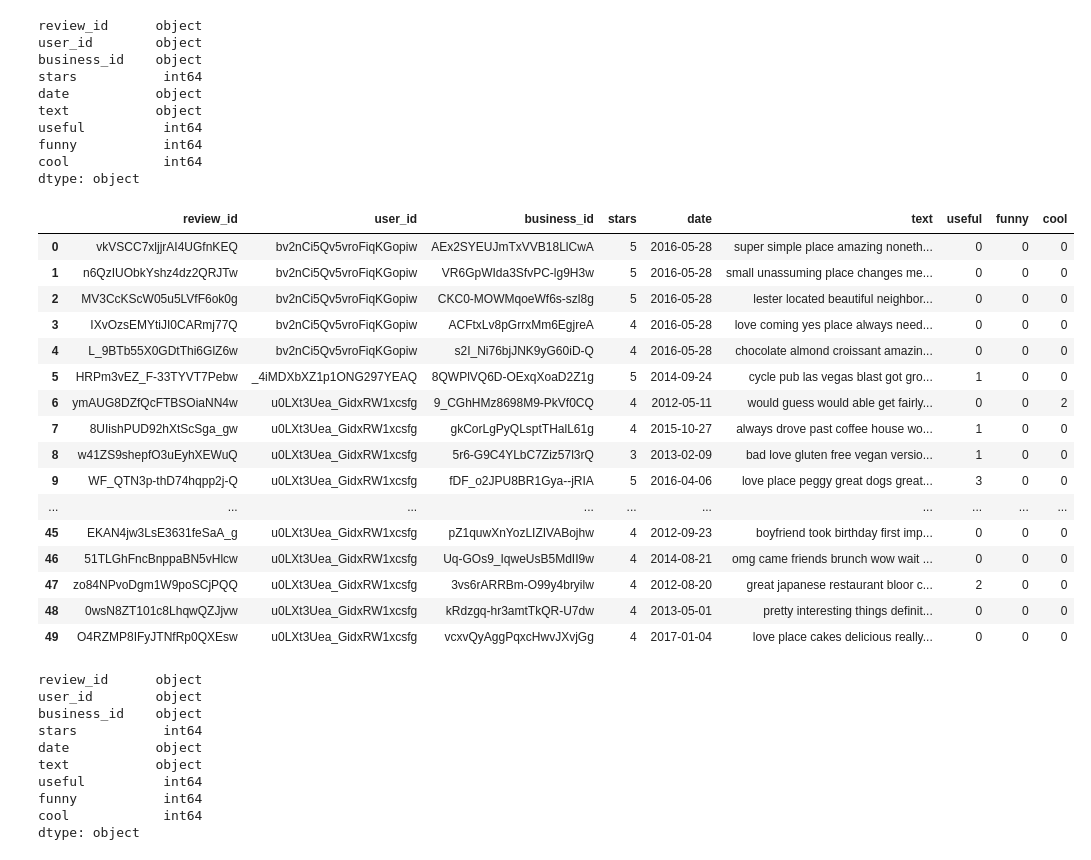
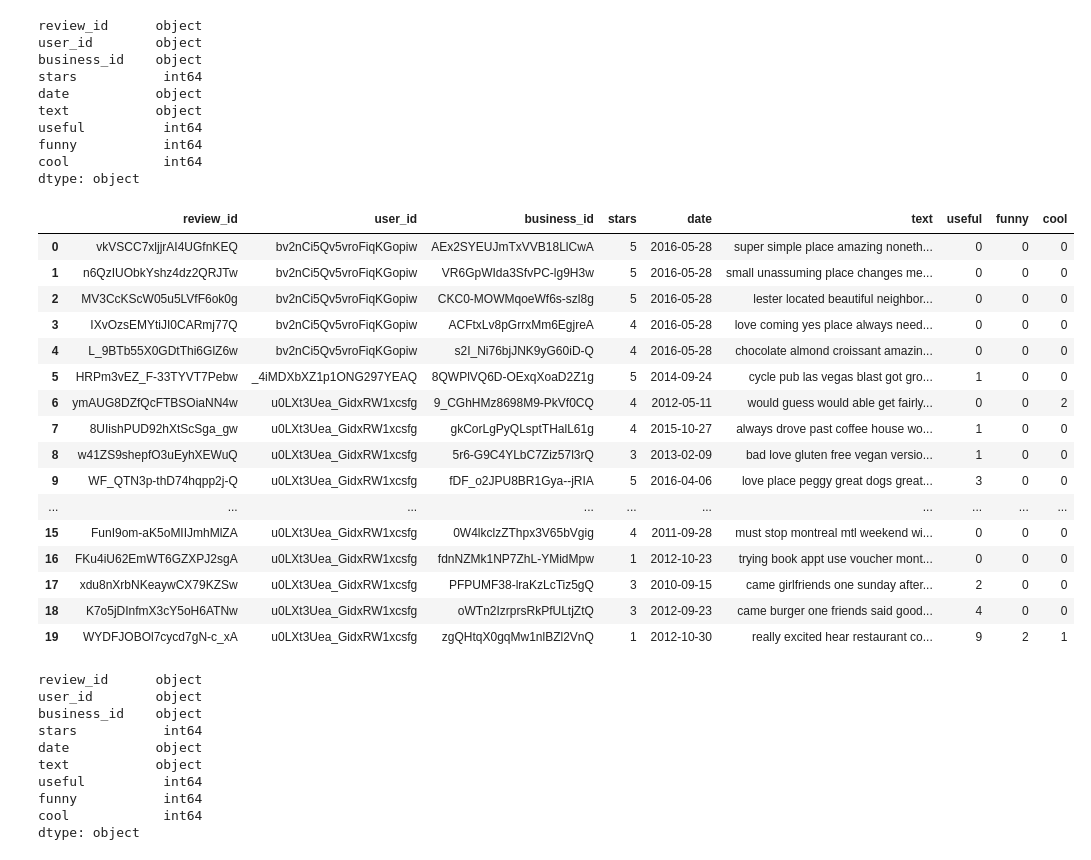
Before and after one commit to itratrahman/natural_language_processing_research, a Jupyter notebook: research_1/notebooks/data_cleaning_and_transformation.ipynb, the cells around one changed output. Cells and saved outputs as stored; diff of their text form; code cells hidden in the pictures.

```diff
--- a/research_1/notebooks/data_cleaning_and_transformation.ipynb
+++ b/research_1/notebooks/data_cleaning_and_transformation.ipynb
@@ -82,23 +74,23 @@ data['text'] = data['text'].apply(text_precessing)
 # %%
-data.head(50)
+data.head(20)
 # %% [output]
 |  | review_id | user_id | business_id | stars | date | text | useful | funny | cool |
 | 0 | vkVSCC7xljjrAI4UGfnKEQ | bv2nCi5Qv5vroFiqKGopiw | AEx2SYEUJmTxVVB18LlCwA | 5 | 2016-05-28 | super simple place amazing noneth... | 0 | 0 | 0 |
 | 1 | n6QzIUObkYshz4dz2QRJTw | bv2nCi5Qv5vroFiqKGopiw | VR6GpWIda3SfvPC-lg9H3w | 5 | 2016-05-28 | small unassuming place changes me... | 0 | 0 | 0 |
 | 2 | MV3CcKScW05u5LVfF6ok0g | bv2nCi5Qv5vroFiqKGopiw | CKC0-MOWMqoeWf6s-szl8g | 5 | 2016-05-28 | lester located beautiful neighbor... | 0 | 0 | 0 |
 | 3 | IXvOzsEMYtiJI0CARmj77Q | bv2nCi5Qv5vroFiqKGopiw | ACFtxLv8pGrrxMm6EgjreA | 4 | 2016-05-28 | love coming yes place always need... | 0 | 0 | 0 |
 | 4 | L_9BTb55X0GDtThi6GlZ6w | bv2nCi5Qv5vroFiqKGopiw | s2I_Ni76bjJNK9yG60iD-Q | 4 | 2016-05-28 | chocolate almond croissant amazin... | 0 | 0 | 0 |
 | 5 | HRPm3vEZ_F-33TYVT7Pebw | _4iMDXbXZ1p1ONG297YEAQ | 8QWPlVQ6D-OExqXoaD2Z1g | 5 | 2014-09-24 | cycle pub las vegas blast got gro... | 1 | 0 | 0 |
 | 6 | ymAUG8DZfQcFTBSOiaNN4w | u0LXt3Uea_GidxRW1xcsfg | 9_CGhHMz8698M9-PkVf0CQ | 4 | 2012-05-11 | would guess would able get fairly... | 0 | 0 | 2 |
 | 7 | 8UIishPUD92hXtScSga_gw | u0LXt3Uea_GidxRW1xcsfg | gkCorLgPyQLsptTHalL61g | 4 | 2015-10-27 | always drove past coffee house wo... | 1 | 0 | 0 |
 | 8 | w41ZS9shepfO3uEyhXEWuQ | u0LXt3Uea_GidxRW1xcsfg | 5r6-G9C4YLbC7Ziz57l3rQ | 3 | 2013-02-09 | bad love gluten free vegan versio... | 1 | 0 | 0 |
 | 9 | WF_QTN3p-thD74hqpp2j-Q | u0LXt3Uea_GidxRW1xcsfg | fDF_o2JPU8BR1Gya--jRIA | 5 | 2016-04-06 | love place peggy great dogs great... | 3 | 0 | 0 |
 | ... | ... | ... | ... | ... | ... | ... | ... | ... | ... |
-| 45 | EKAN4jw3LsE3631feSaA_g | u0LXt3Uea_GidxRW1xcsfg | pZ1quwXnYozLIZIVABojhw | 4 | 2012-09-23 | boyfriend took birthday first imp... | 0 | 0 | 0 |
-| 46 | 51TLGhFncBnppaBN5vHlcw | u0LXt3Uea_GidxRW1xcsfg | Uq-GOs9_IqweUsB5MdII9w | 4 | 2014-08-21 | omg came friends brunch wow wait ... | 0 | 0 | 0 |
-| 47 | zo84NPvoDgm1W9poSCjPQQ | u0LXt3Uea_GidxRW1xcsfg | 3vs6rARRBm-O99y4bryilw | 4 | 2012-08-20 | great japanese restaurant bloor c... | 2 | 0 | 0 |
-| 48 | 0wsN8ZT101c8LhqwQZJjvw | u0LXt3Uea_GidxRW1xcsfg | kRdzgq-hr3amtTkQR-U7dw | 4 | 2013-05-01 | pretty interesting things definit... | 0 | 0 | 0 |
-| 49 | O4RZMP8IFyJTNfRp0QXEsw | u0LXt3Uea_GidxRW1xcsfg | vcxvQyAggPqxcHwvJXvjGg | 4 | 2017-01-04 | love place cakes delicious really... | 0 | 0 | 0 |
+| 15 | FunI9om-aK5oMIIJmhMlZA | u0LXt3Uea_GidxRW1xcsfg | 0W4lkclzZThpx3V65bVgig | 4 | 2011-09-28 | must stop montreal mtl weekend wi... | 0 | 0 | 0 |
+| 16 | FKu4iU62EmWT6GZXPJ2sgA | u0LXt3Uea_GidxRW1xcsfg | fdnNZMk1NP7ZhL-YMidMpw | 1 | 2012-10-23 | trying book appt use voucher mont... | 0 | 0 | 0 |
+| 17 | xdu8nXrbNKeaywCX79KZSw | u0LXt3Uea_GidxRW1xcsfg | PFPUMF38-lraKzLcTiz5gQ | 3 | 2010-09-15 | came girlfriends one sunday after... | 2 | 0 | 0 |
+| 18 | K7o5jDInfmX3cY5oH6ATNw | u0LXt3Uea_GidxRW1xcsfg | oWTn2IzrprsRkPfULtjZtQ | 3 | 2012-09-23 | came burger one friends said good... | 4 | 0 | 0 |
+| 19 | WYDFJOBOl7cycd7gN-c_xA | u0LXt3Uea_GidxRW1xcsfg | zgQHtqX0gqMw1nlBZl2VnQ | 1 | 2012-10-30 | really excited hear restaurant co... | 9 | 2 | 1 |
 # %%
 data.dtypes
 # %% [output]
```
Also changed, not shown: parts of 5 cells of this notebook, 2 other files.
